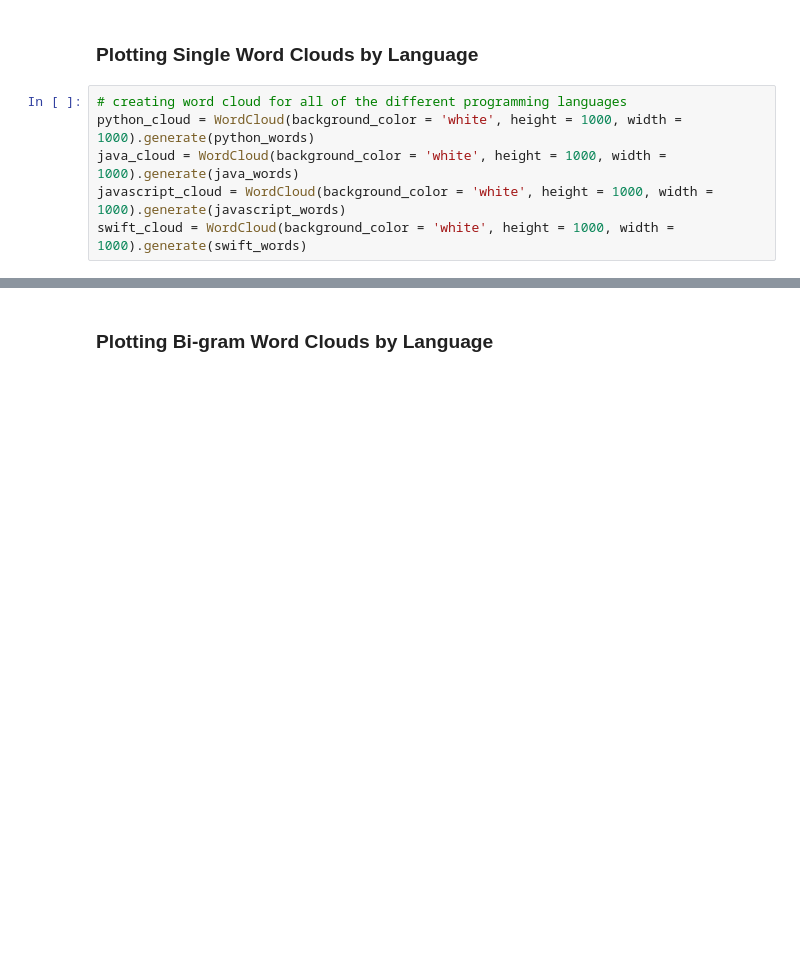
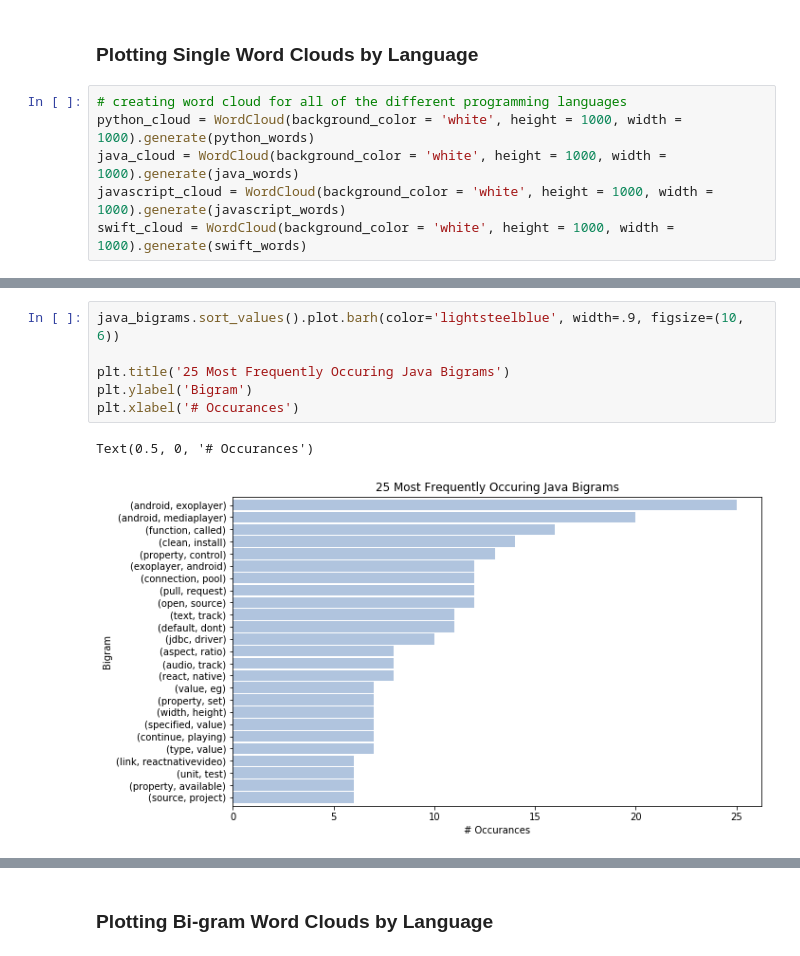
Before and after one commit to Codeup-B-Squared/NLP-Analysis, a Jupyter notebook: Data_Analysis.ipynb, the cells around one changed output, grey strips where cells are left out. Cells and saved outputs as stored; diff of their text form; blank space fills up the shorter version.

```diff
--- a/Data_Analysis.ipynb
+++ b/Data_Analysis.ipynb
@@ -281,0 +301,9 @@ Text(0.5, 1.0, 'Swift Cloud')
+# %%
+java_bigrams.sort_values().plot.barh(color='lightsteelblue', width=.9, figsize=(10, 6))
+
+plt.title('25 Most Frequently Occuring Java Bigrams')
+plt.ylabel('Bigram')
+plt.xlabel('# Occurances')
+# %% [output]
+Text(0.5, 0, '# Occurances')
+[figure, added]
```
Also changed, not shown: parts of 41 cells of this notebook.
